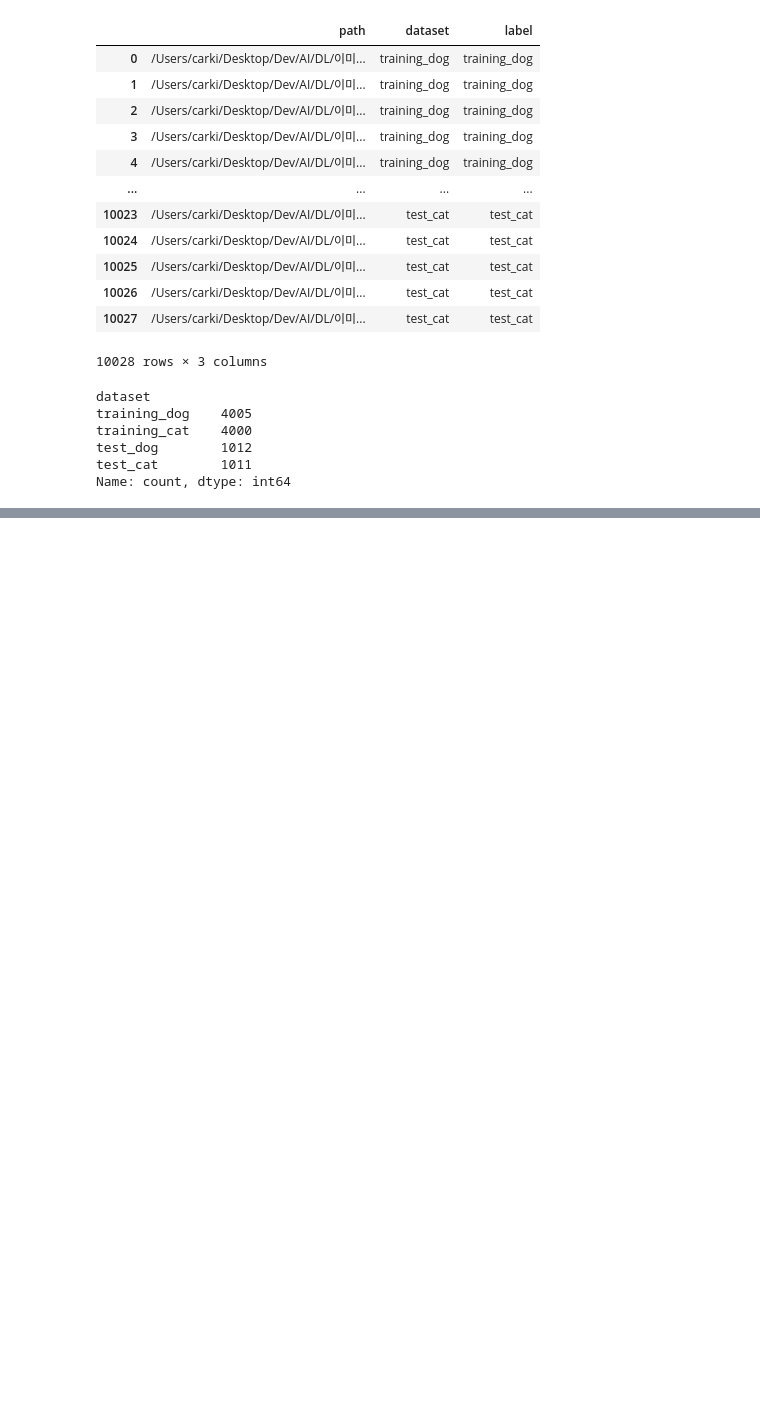
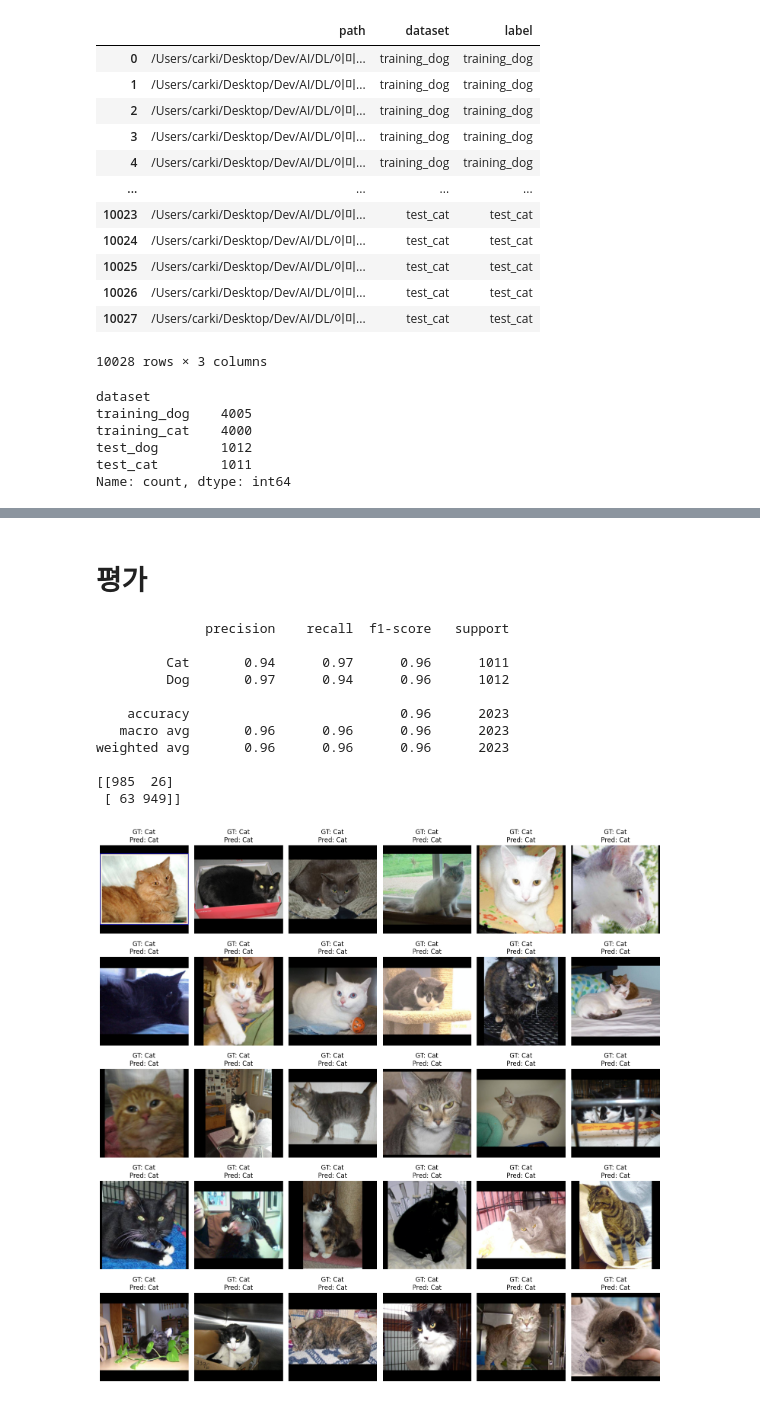
Before and after one commit to dev-carki/Cat_Dog, a Jupyter notebook: cat_dog.ipynb, the cells around one changed output, grey strips where cells are left out. Saved outputs shown, nothing was run; the diff lists cells and outputs as text; code cells hidden in the pictures; blank space fills up the shorter version.

```diff
--- a/cat_dog.ipynb
+++ b/cat_dog.ipynb
@@ -266,0 +244,39 @@ AlexNet(
+# %%
+def denormalize_for_display(tensor):
+    img = tensor.cpu().permute(1, 2, 0).numpy()
+    img = img * np.array(IMG_STD) + np.array(IMG_MEANS)
+    return np.clip(img, 0, 1)
+
+def show_batch(dataloader, model=None, num_images=30, class_names={0: "Cat", 1: "Dog"}):
+    if model:
+        model.eval()
+    shown = 0
+
+    with torch.no_grad():
+        for images, labels, paths in dataloader:
+            batch_size = images.size(0)
+            preds = []
+
+            if model is not None:
+                outputs = model(images.to(next(model.parameters()).device))
+                preds = torch.argmax(outputs, dim=1).cpu()
+
+            fig, axes = plt.subplots(nrows=int(np.ceil(num_images / 6)), ncols=6, figsize=(15, num_images // 2))
+            axes = axes.flatten()
+
+            for i in range(min(num_images, batch_size)):
+                img = denormalize_for_display(images[i])
+                label = class_names[labels[i].item()]
+                pred_label = class_names[preds[i].item()] if len(preds) > 0 else "?"
+
+                axes[i].imshow(img)
+                axes[i].set_title(f"GT: {label}\nPred: {pred_label}")
+                axes[i].axis('off')
+
+                shown += 1
+                if shown >= num_images:
+                    break
+
+            plt.tight_layout()
+            plt.show()
+            break
@@ -266,0 +305,19 @@ AlexNet(
+# %% [markdown]
+# 평가
+# %%
+
+evaluate(model, test_loader)
+show_batch(test_loader, model=model, num_images=30)
+# %% [output]
+              precision    recall  f1-score   support
+
+         Cat       0.94      0.97      0.96      1011
+         Dog       0.97      0.94      0.96      1012
+
+    accuracy                           0.96      2023
+   macro avg       0.96      0.96      0.96      2023
+weighted avg       0.96      0.96      0.96      2023
+
+[[985  26]
+ [ 63 949]]
+[figure, added]
```
Also changed, not shown: parts of 22 cells of this notebook.
